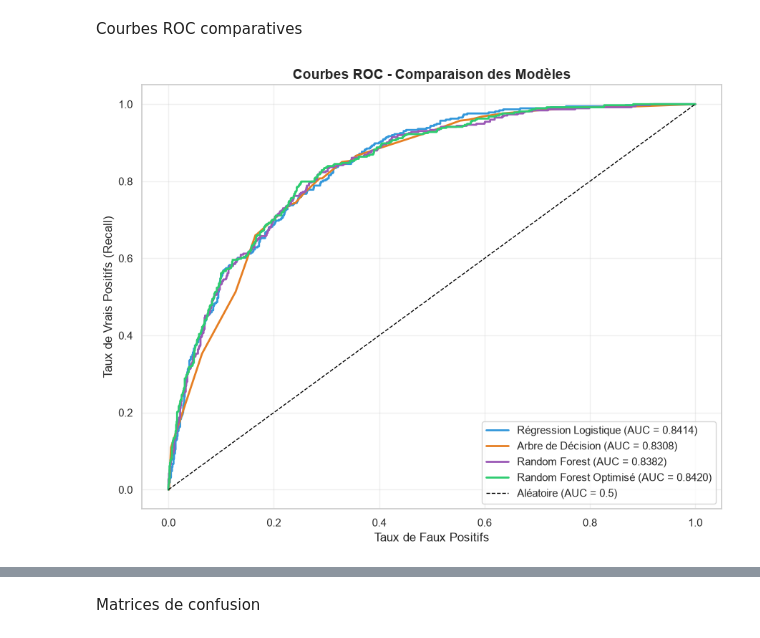
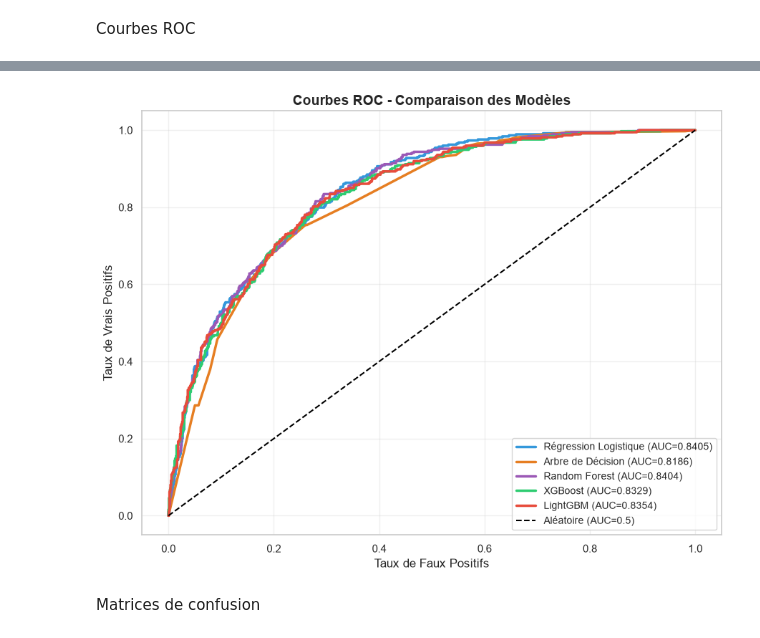
Before and after one commit to SNZAMBA65/churn_project, a Jupyter notebook: notebooks/02_modelisation_validation.ipynb, the cells around one changed output, grey strips where cells are left out. Drawn from its saved outputs; the diff is of its cells as text; code cells hidden in the pictures.

```diff
--- a/notebooks/02_modelisation_validation.ipynb
+++ b/notebooks/02_modelisation_validation.ipynb
@@ -381,38 +169,15 @@ Noms des features sauvegardés dans models/feature_names.pkl
 # %% [markdown]
-Courbes ROC comparatives
+Courbes ROC
-# %%
-# ============================================================
-# COURBES ROC - COMPARAISON DES MODÈLES
-# ============================================================
-# La courbe ROC montre le compromis entre :
-# - Taux de vrais positifs (recall)
-# - Taux de faux positifs
-# Plus la courbe est haute et à gauche, meilleur est le modèle.
-# AUC = aire sous la courbe (1 = parfait, 0.5 = aléatoire)
-
-fig, ax = plt.subplots(figsize=(9, 7))
-
-models_roc = [
-    ('Régression Logistique', y_proba_lr, '#3498db'),
-    ('Arbre de Décision', y_proba_dt, '#e67e22'),
-    ('Random Forest', y_proba_rf, '#9b59b6'),
-    ('Random Forest Optimisé', y_proba_rf_best, '#2ecc71'),
-]
-
-for name, y_proba, color in models_roc:
-    fpr, tpr, _ = roc_curve(y_test, y_proba)
-    auc = roc_auc_score(y_test, y_proba)
-    ax.plot(fpr, tpr, label=f'{name} (AUC = {auc:.4f})', color=color, linewidth=2)
-
-ax.plot([0, 1], [0, 1], 'k--', linewidth=1, label='Aléatoire (AUC = 0.5)')
-ax.set_xlabel('Taux de Faux Positifs', fontsize=12)
-ax.set_ylabel('Taux de Vrais Positifs (Recall)', fontsize=12)
-ax.set_title('Courbes ROC - Comparaison des Modèles', fontsize=14, fontweight='bold')
-ax.legend(loc='lower right', fontsize=11)
-ax.grid(True, alpha=0.3)
-
-plt.tight_layout()
-plt.savefig('../exports/07_courbes_roc.png', dpi=150, bbox_inches='tight')
-plt.show()
-# %% [output]
-[figure, removed]
+# %%
+# ============================================================
+# COURBES ROC
+# ============================================================
+
+plot_roc_curves(
+    trained_models=trained_models,
+    X_test_scaled=X_test_scaled,
+    X_test=X_test,
+    y_test=y_test,
+    save_path='../exports/07_courbes_roc.png'
+)
+# %% [output]
@@ -419,2 +185,3 @@ plt.show()
+[figure, added]
 # %% [markdown]
 Matrices de confusion
```
Also changed, not shown: parts of 51 cells of this notebook, 16 other files.
